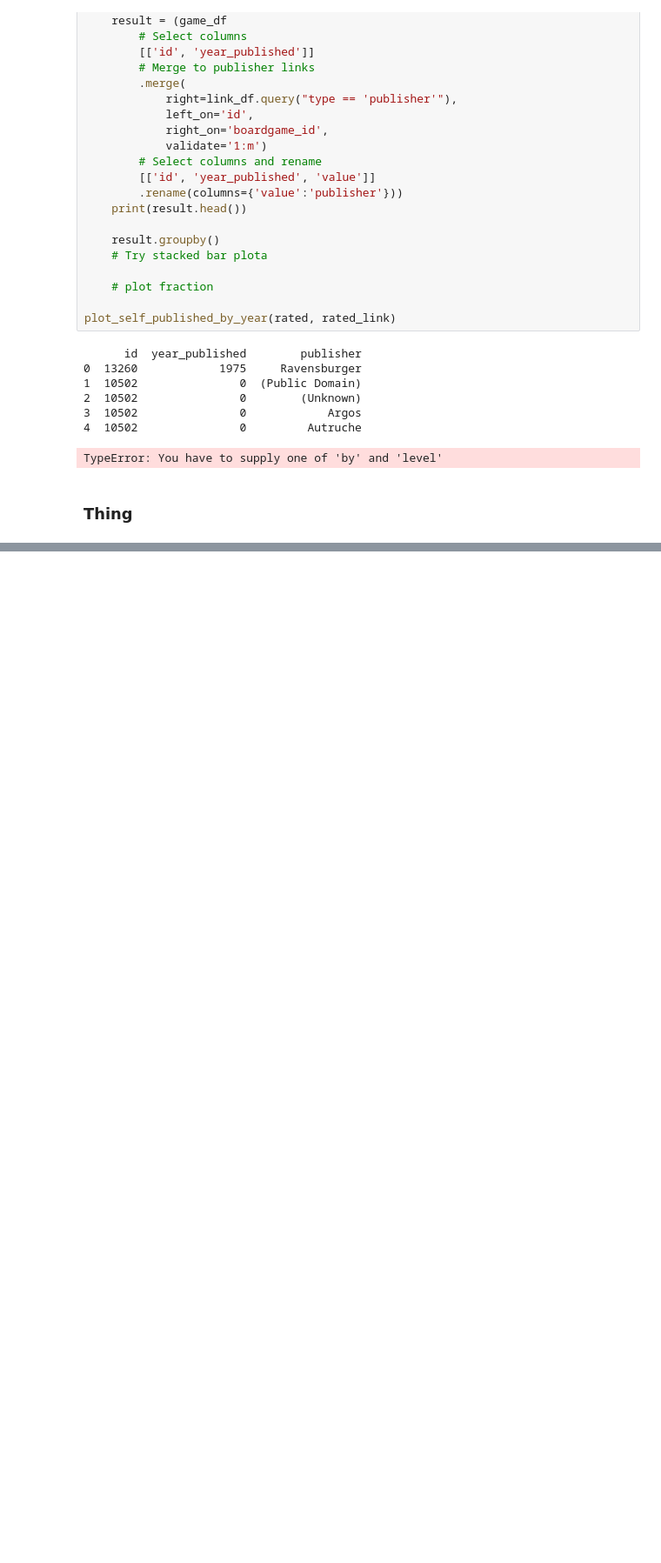
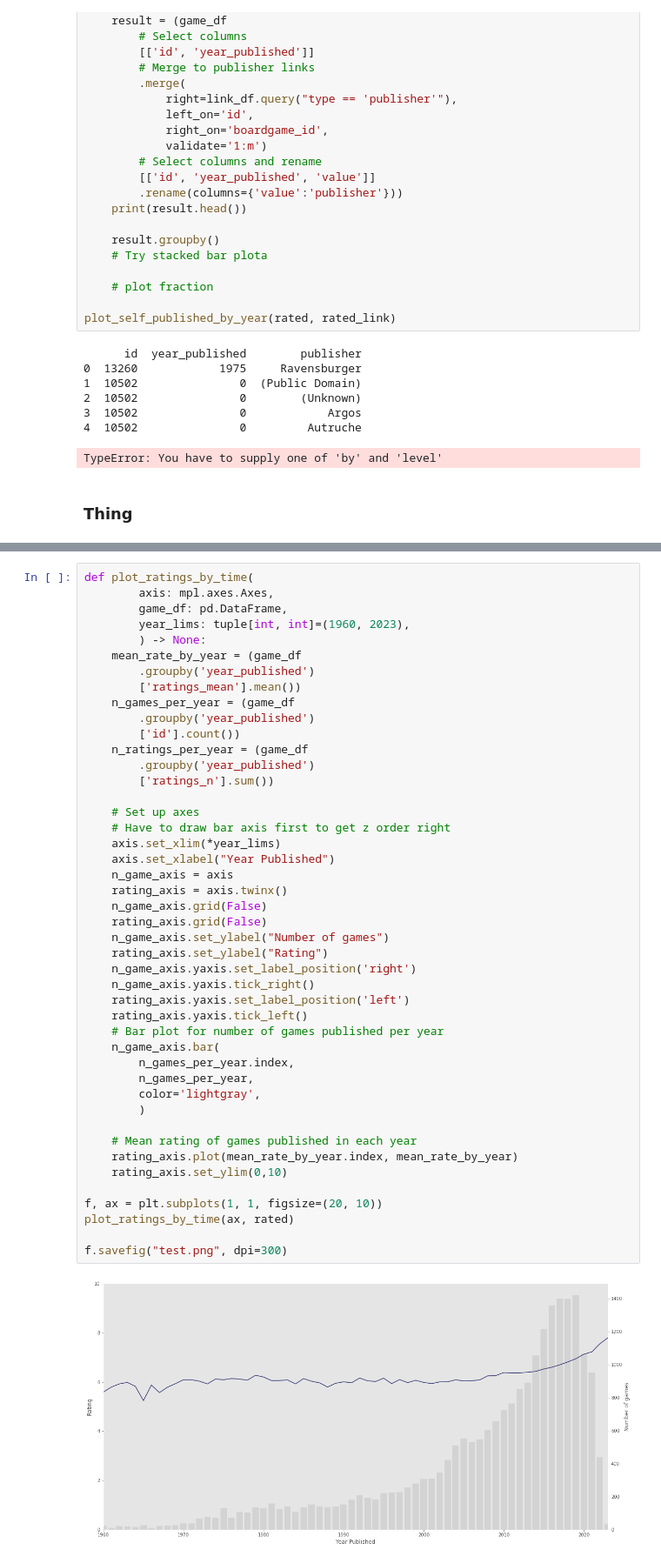
Before and after one commit to andrewKOwong/boardgames, a Jupyter notebook: analysis.ipynb, the cells around one changed output, grey strips where cells are left out. Shown at 87% size. Drawn from its saved outputs; the diff is of its cells as text; blank space fills up the shorter version.

Commit message:
Update: tweak rating by time plot

```diff
--- a/analysis.ipynb
+++ b/analysis.ipynb
@@ -1657,0 +1616,47 @@ plot_ratings_by_time(rated)
+# %%
+def plot_ratings_by_time(
+        axis: mpl.axes.Axes,
+        game_df: pd.DataFrame,
+        year_lims: tuple[int, int]=(1960, 2023),
+        ) -> None:
+    mean_rate_by_year = (game_df
+        .groupby('year_published')
+        ['ratings_mean'].mean())
+    n_games_per_year = (game_df
+        .groupby('year_published')
+        ['id'].count())
+    n_ratings_per_year = (game_df
+        .groupby('year_published')
+        ['ratings_n'].sum())
+
+    # Set up axes
+    # Have to draw bar axis first to get z order right
+    axis.set_xlim(*year_lims)
+    axis.set_xlabel("Year Published")
+    n_game_axis = axis
+    rating_axis = axis.twinx()
+    n_game_axis.grid(False)
+    rating_axis.grid(False)
+    n_game_axis.set_ylabel("Number of games")
+    rating_axis.set_ylabel("Rating")
+    n_game_axis.yaxis.set_label_position('right')
+    n_game_axis.yaxis.tick_right()
+    rating_axis.yaxis.set_label_position('left')
+    rating_axis.yaxis.tick_left()
+    # Bar plot for number of games published per year
+    n_game_axis.bar(
+        n_games_per_year.index,
+        n_games_per_year,
+        color='lightgray',
+        )
+
+    # Mean rating of games published in each year
+    rating_axis.plot(mean_rate_by_year.index, mean_rate_by_year)
+    rating_axis.set_ylim(0,10)
+
+f, ax = plt.subplots(1, 1, figsize=(20, 10))
+plot_ratings_by_time(ax, rated)
+
+f.savefig("test.png", dpi=300)
+# %% [output]
+[figure, added]
```
Also changed, not shown: parts of 2 cells of this notebook.
